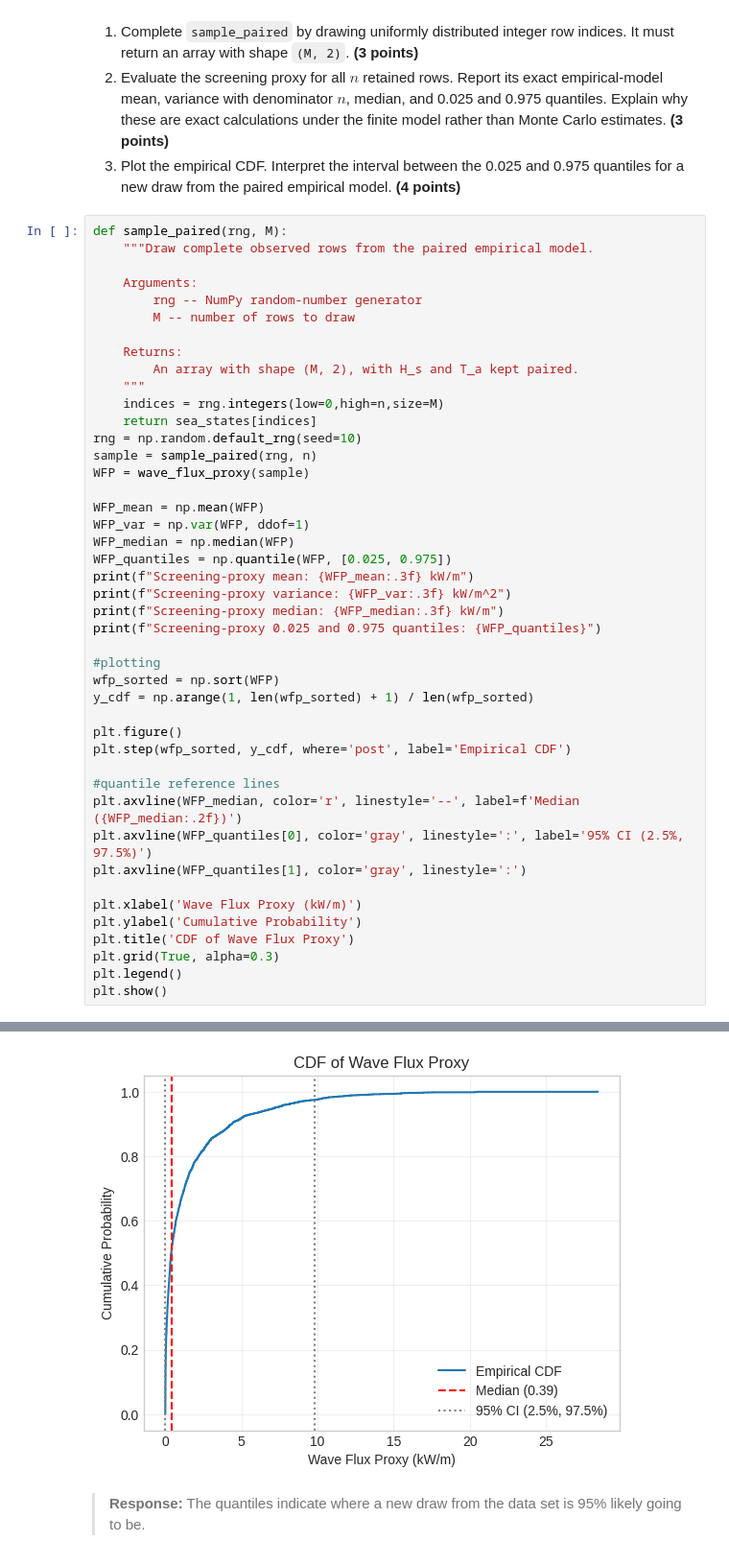
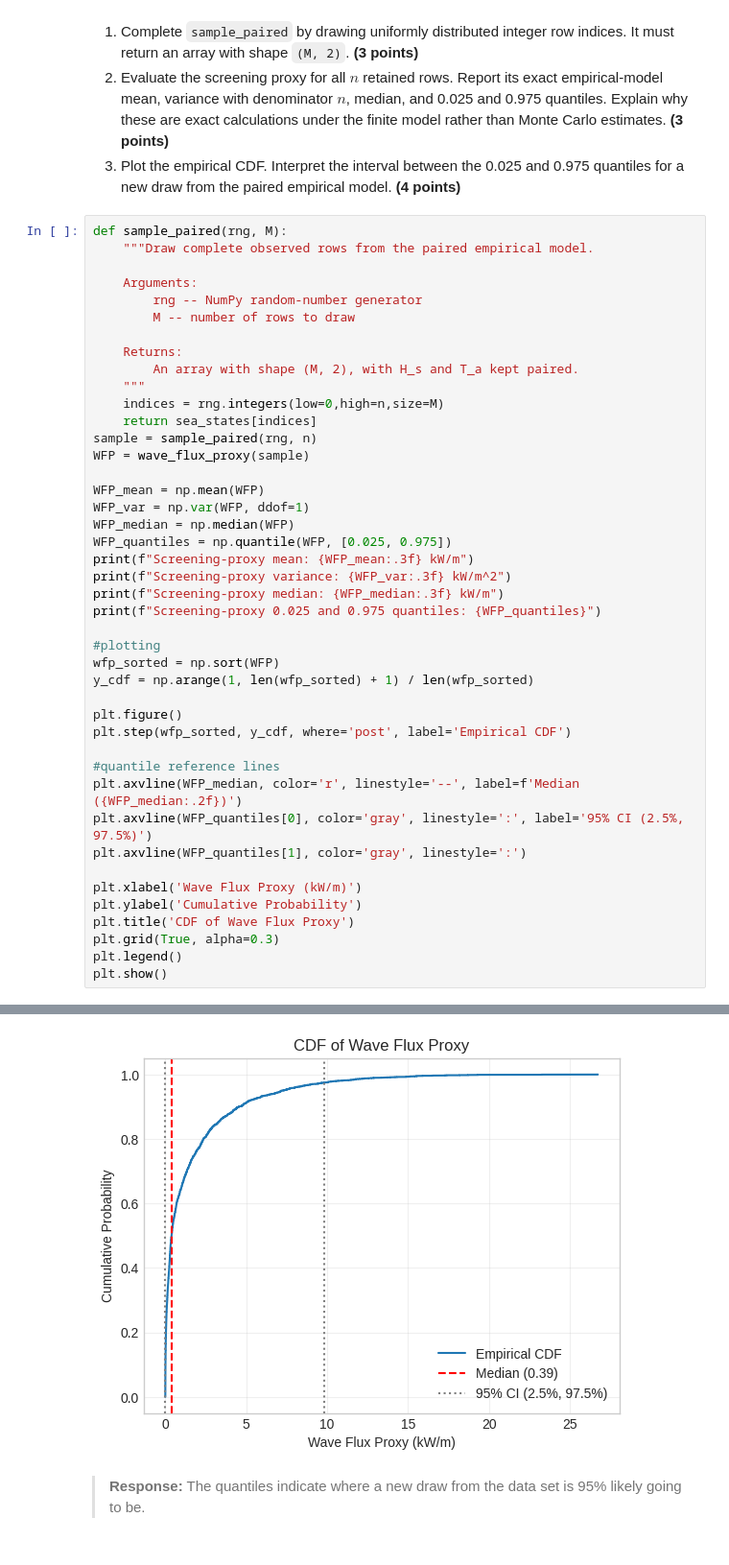
Before and after one commit to adamperkins-code/Machine_Learning, a Jupyter notebook: lecturebook/homework/homework-02.ipynb, the cells around one changed output, grey strips where cells are left out. Shown at 96% size. Drawn from its saved outputs; the diff is of its cells as text.

```diff
--- a/lecturebook/homework/homework-02.ipynb
+++ b/lecturebook/homework/homework-02.ipynb
@@ -452,7 +452,6 @@ def sample_paired(rng, M):
     """
     indices = rng.integers(low=0,high=n,size=M)
     return sea_states[indices]
-rng = np.random.default_rng(seed=10)
 sample = sample_paired(rng, n)
 WFP = wave_flux_proxy(sample)
 
@@ -491,4 +490,4 @@ Screening-proxy 0.025 and 0.975 quantiles: [0.002557 9.814021]
-[figure, old version]
+[figure, new version]
 # %% [markdown]
 > **Response:** The quantiles indicate where a new draw from the data set is 95% likely going to be.
 # %% [markdown]
```
Also changed, not shown: parts of 8 cells of this notebook.
